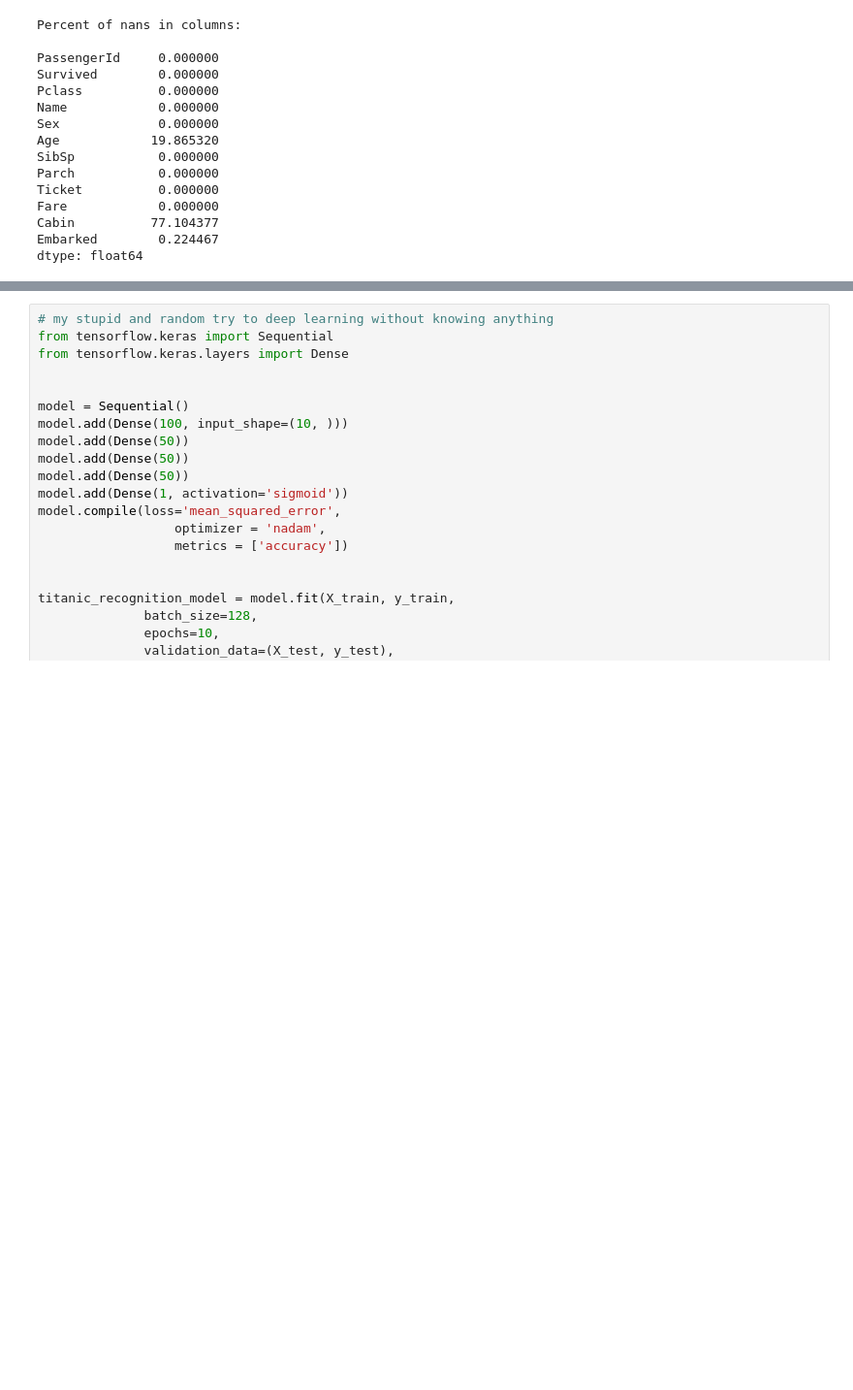
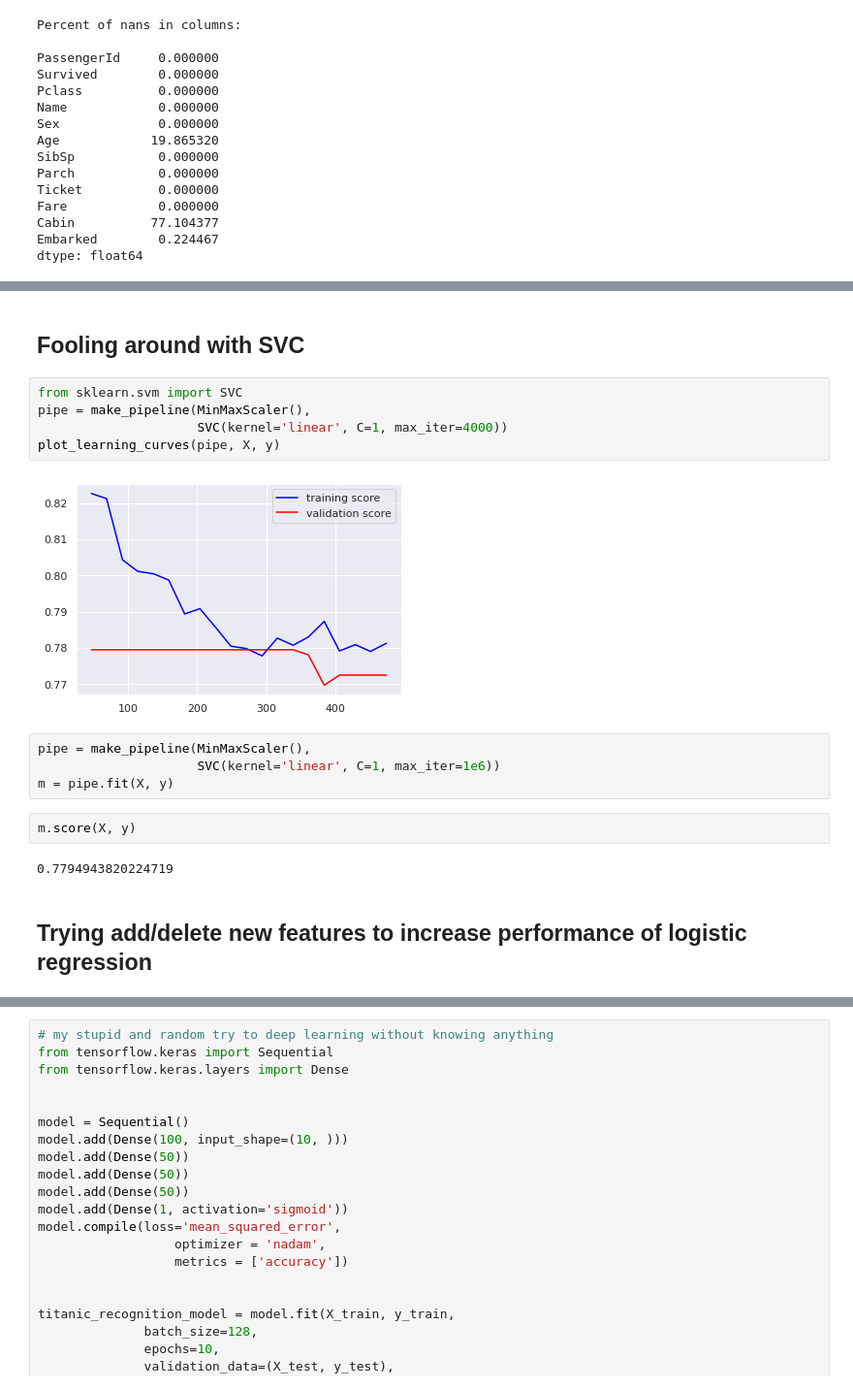
Before and after one commit to VsevolodKozlov-git/kaggle-titanic-competition, a Jupyter notebook: main.ipynb, the cells around one changed output, grey strips where cells are left out. Shown at 97% size. Saved outputs shown, nothing was run; the diff lists cells and outputs as text; blank space fills up the shorter version.

```diff
--- a/main.ipynb
+++ b/main.ipynb
@@ -165,0 +128,19 @@ df_all['Age'].mean()
+# %% [markdown]
+## Fooling around with SVC
+# %%
+from sklearn.svm import SVC
+pipe = make_pipeline(MinMaxScaler(),
+                     SVC(kernel='linear', C=1, max_iter=4000))
+plot_learning_curves(pipe, X, y)
+# %% [output]
+[figure, added]
+# %%
+pipe = make_pipeline(MinMaxScaler(),
+                     SVC(kernel='linear', C=1, max_iter=1e6))
+m = pipe.fit(X, y)
+# %%
+m.score(X, y)
+# %% [output]
+0.7794943820224719
+# %% [markdown]
+## Trying add/delete new features to increase performance of logistic regression
```
Also changed, not shown: parts of 56 cells of this notebook, 1 other file.
